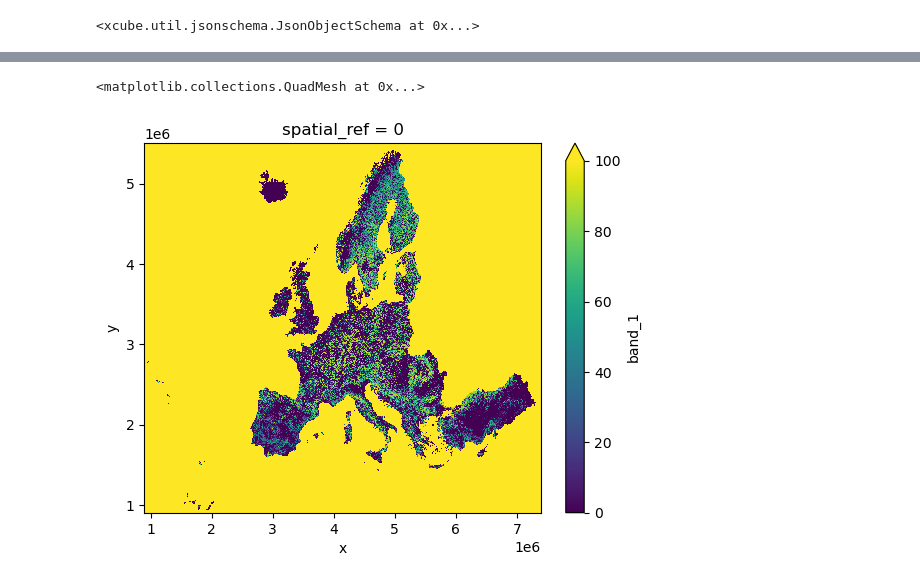
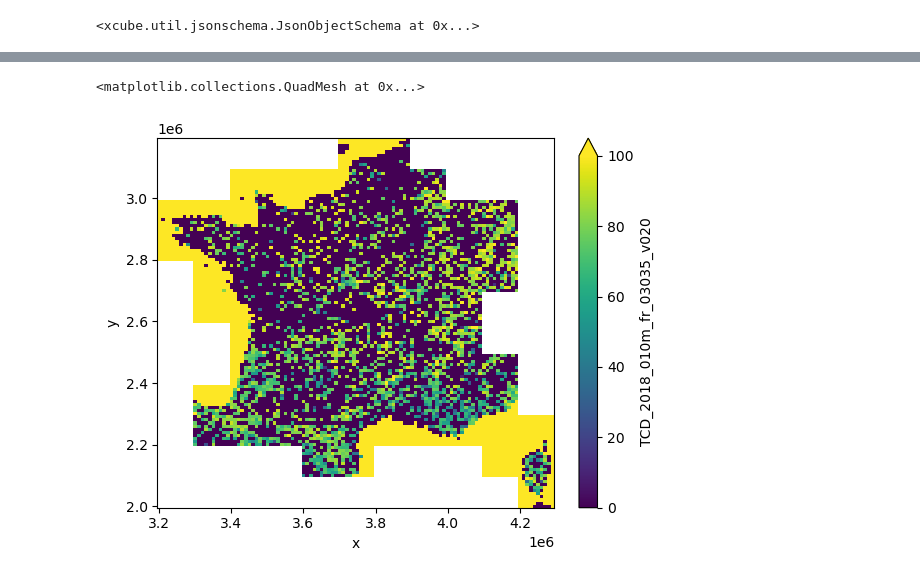
Before and after one commit to xcube-dev/xcube-clms, a Jupyter notebook: examples/notebooks/CLMSDataStoreTutorial.ipynb, the cells around one changed output, grey strips where cells are left out. Drawn from its saved outputs; the diff is of its cells as text; code cells hidden in the pictures.

```diff
--- a/examples/notebooks/CLMSDataStoreTutorial.ipynb
+++ b/examples/notebooks/CLMSDataStoreTutorial.ipynb
@@ -200,5 +212,5 @@ file:///home/yogesh/Projects/BC/xcube-clms/examples/notebooks/clms_cache/forest-
 # %%
 %%time
-tcd = clms_data_store.open_data('tree-cover-density-2018|TCD_2018_100m_eu_03035_v020/TCD_2018_100m_eu_03035_V2_0.zarr')
+tcd = clms_data_store.open_data('tree-cover-density-2018|TCD_2018_010m_fr_03035_v020/tree-cover-density-2018|TCD_2018_010m_fr_03035_v020.zarr')
 tcd
 # %% [output]
@@ -247,8 +266,8 @@ Wall time: 17 s
 # %%
 %%time
 downsampled_cube = tcd.isel(
-    x=slice(None, None, 100),
-    y=slice(None, None, 100),
+    x=slice(None, None, 1000),
+    y=slice(None, None, 1000),
 )
-downsampled_cube.band_1.plot(vmin=0, vmax=100)
+downsampled_cube.TCD_2018_010m_fr_03035_v020.plot(vmin=0, vmax=100)
 # %% [output]
@@ -257,2 +276,2 @@ Wall time: 12.4 s
 <matplotlib.collections.QuadMesh at 0x...>
-[figure, old version]
+[figure, new version]
```
Also changed, not shown: parts of 20 cells of this notebook.
